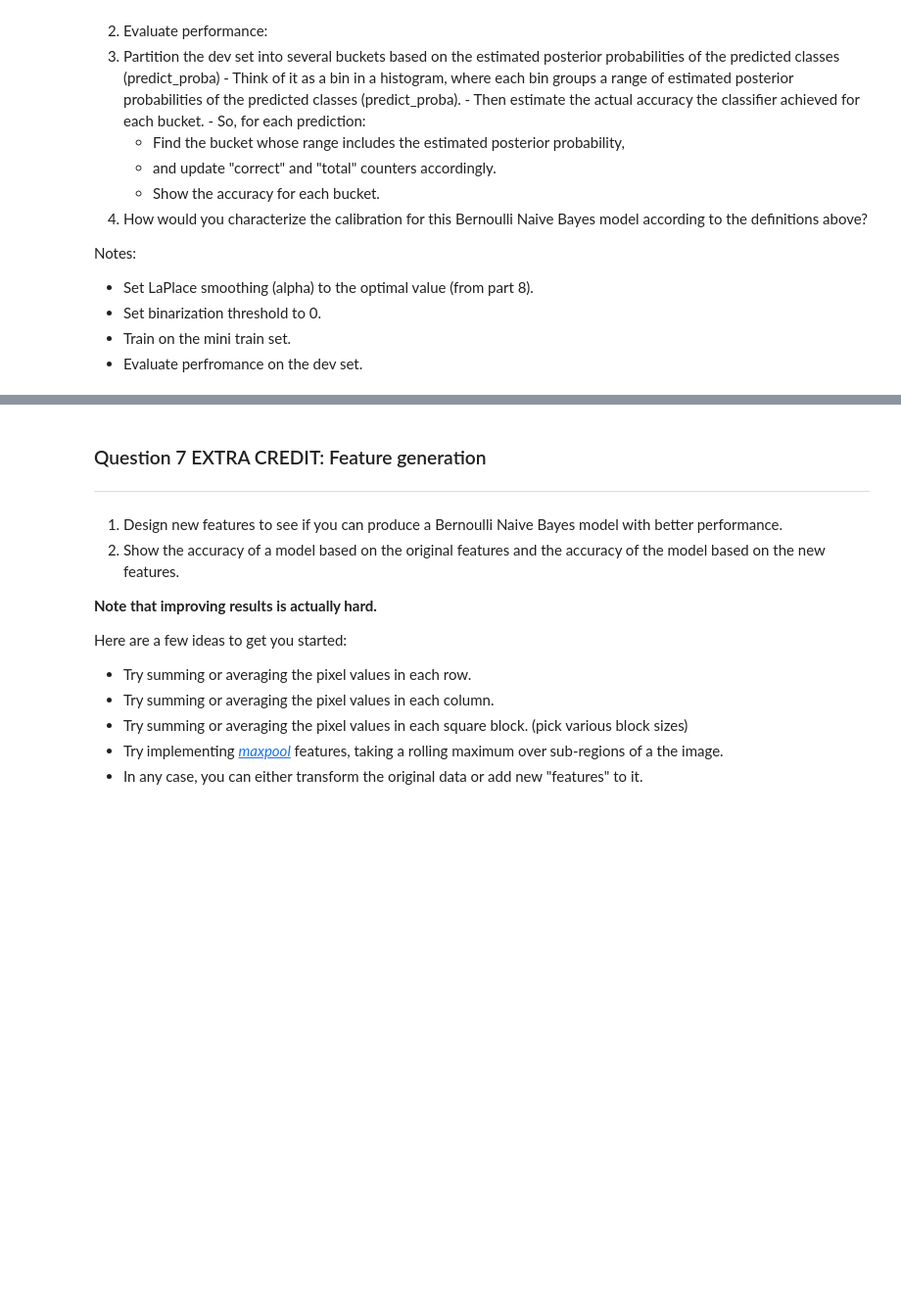
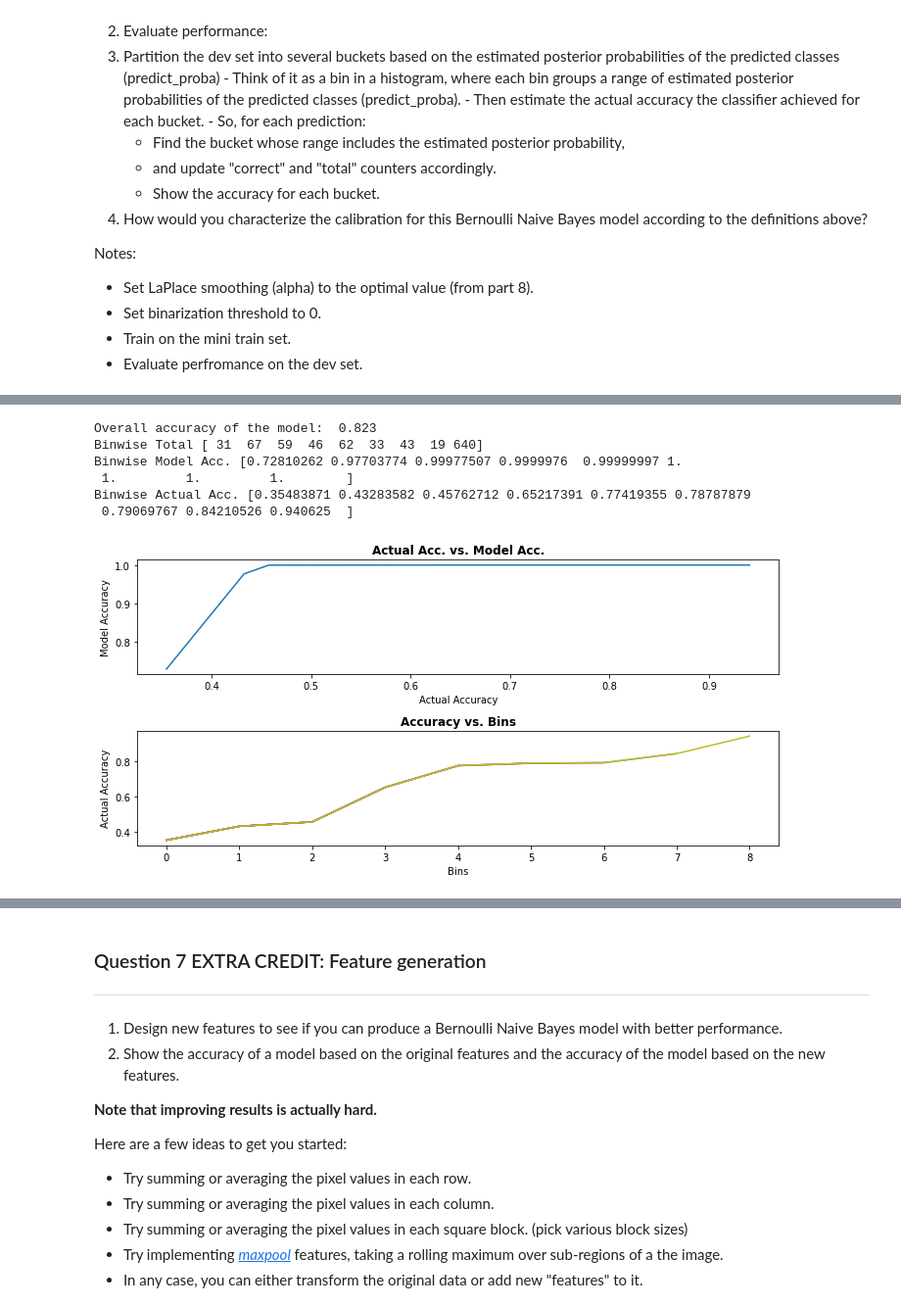
Before and after one commit to jagannathanl/jagan-lak-w207, a Jupyter notebook: jagannathan_lakshmipathy_project2.ipynb, the cells around one changed output, grey strips where cells are left out. Shown: that part at 98% size. Drawn from its saved outputs; the diff is of its cells as text; code cells hidden in the pictures; blank space fills up the shorter version.

```diff
--- a/jagannathan_lakshmipathy_project2.ipynb
+++ b/jagannathan_lakshmipathy_project2.ipynb
@@ -534,0 +526,79 @@ Text(0.5, 1.0, 'Accuracy plot')
+# %%
+buckets = [0.5, 0.9, 0.999, 0.99999, 0.9999999, 0.999999999, 0.99999999999, 0.9999999999999, 1.0]
+correct = [0 for i in buckets]
+total = [0 for i in buckets]
+
+#Driver Code - We have created a BernoulliNB model using binarized mini train
+binarized_train_data = binarize_examples(mini_train_data, threshold = 0.0)
+bnb = BernoulliNB(alpha=0.001)
+bnb.fit(binarized_train_data, mini_train_labels)
+
+#We tested the model using the dev set
+binarized_test_data = binarize_examples(test_data, threshold = 0.0)
+probs = bnb.predict_proba(dev_data)
+preds = bnb.predict(dev_data)
+print("Overall accuracy of the model: ", bnb.score(dev_data, dev_labels))
+
+#we lookup the probability of the predicted label
+y_probs = np.max(probs, axis=1)
+#we compute the corrects
+y_corrects = ((dev_labels == preds)).astype(np.int)
+
+#we compute the binids
+binids = np.digitize(y_probs, buckets)-1
+#we compute the prob sum for each bin
+bin_sum = np.bincount(binids, weights=y_probs, minlength=len(buckets))
+#we compute the correct counts for each bin
+bin_correct = np.bincount(binids, weights=y_corrects, minlength=len(buckets))
+#we compute the total samples per bin
+bin_total = np.bincount(binids, minlength=len(buckets))
+
+# we compute the model and acutal accuracies
+# luckily there are no zero elements
+print("Binwise Total", bin_total)
+print("Binwise Model Acc.", bin_sum/bin_total)
+print("Binwise Actual Acc.", bin_correct/bin_total)
+
+
+def Q6(corrects, total, sums):
+    ### STUDENT BEGIN ##
+    x = []
+    y = []
+
+    #Create a plot with two axes
+    fig, ax = plt.subplots(2, 1, figsize=(10,5))
+    ax[0].set_xlabel("Actual Accuracy")
+    ax[0].set_ylabel("Model Accuracy")
+    ax[0].set_title('Actual Acc. vs. Model Acc.',fontweight ="bold")
+
+    #run through the data to compute model and actual accurcies
+    #and plot it in the first axis
+    for c, s, tot in zip(corrects, sums, total):
+        if tot != 0:
+            x.append(c/tot)
+            y.append(s/tot)
+    ax[0].plot(x, y)
+
+    x.clear()
+    y.clear()
+    #run through data to calculate acutal accuracy per bin
+    for i, tot in enumerate(bin_total):
+        if tot != 0:
+                x.append(i)
+                y.append(corrects[i]/tot)
+        ax[1].plot(x, y)
+    ax[1].set_ylabel("Actual Accuracy")
+    ax[1].set_xlabel("Bins")
+    ax[1].set_title('Accuracy vs. Bins',fontweight ="bold")
+    plt.tight_layout()
+    ### STUDENT END ##
+
+Q6(bin_correct, bin_total, bin_sum)
+# %% [output]
+Overall accuracy of the model:  0.823
+Binwise Total [ 31  67  59  46  62  33  43  19 640]
+Binwise Model Acc. [0.72810262 0.97703774 0.99977507 0.9999976  0.99999997 1.
+ 1.         1.         1.        ]
+Binwise Actual Acc. [0.35483871 0.43283582 0.45762712 0.65217391 0.77419355 0.78787879
+ 0.79069767 0.84210526 0.940625  ]
+[figure, added]
```
Also changed, not shown: parts of 21 cells of this notebook.
